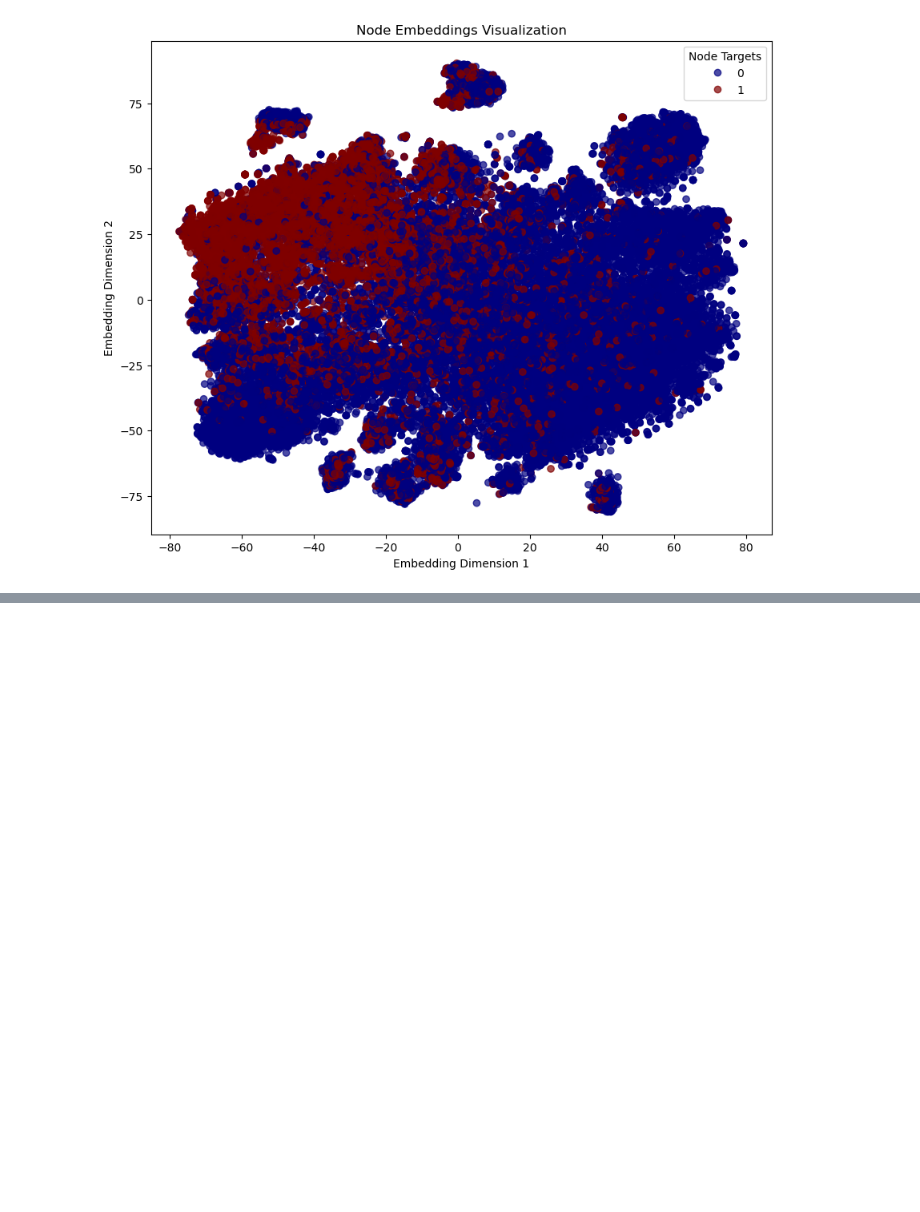
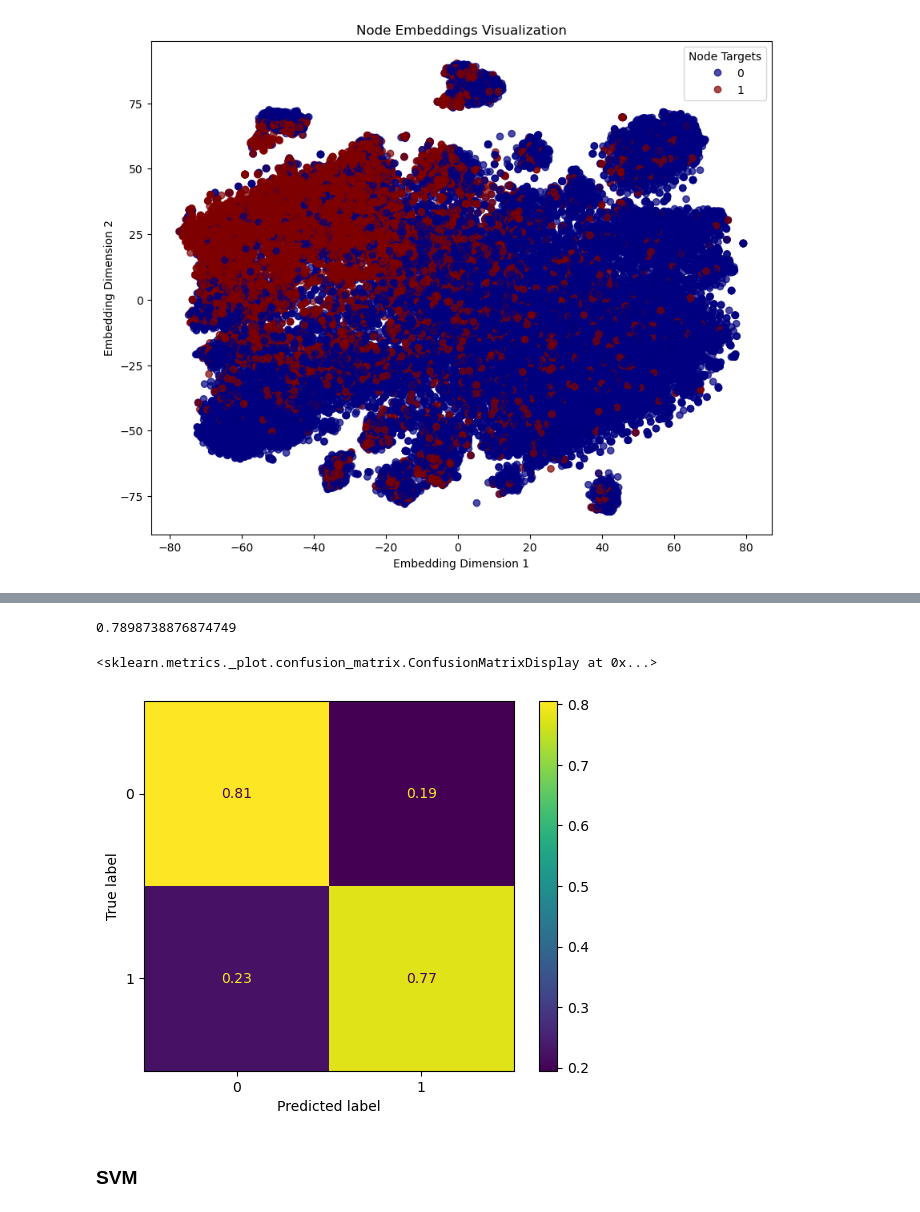
Before and after one commit to jbaezarh/Relational-ML, a Jupyter notebook: notebooks/3_ml_node2vect.ipynb, the cells around one changed output, grey strips where cells are left out. Saved outputs shown, nothing was run; the diff lists cells and outputs as text; code cells hidden in the pictures; blank space fills up the shorter version.

```diff
--- a/notebooks/3_ml_node2vect.ipynb
+++ b/notebooks/3_ml_node2vect.ipynb
@@ -88,0 +248,22 @@ np.savetxt("../data/processed/y_node2vect.csv",y,delimiter=",")
+# %%
+from sklearn.linear_model import LogisticRegression
+
+lr = LogisticRegression(penalty="elasticnet", solver="saga",random_state=0) # saga is an stochastic optimizer
+
+# Define the pipeline
+pipeline = Pipeline([
+    ('scaler', StandardScaler()),    # Step 1: Scaling
+    ('resampler', None),          # Step 2: Placeholder for resampling
+    ('model', lr)  # Step 3: Logistic Regression
+])
+
+# Define parameter grid with different resamplers
+param_grid = {
+    'resampler': [None, ADASYN(random_state=0), NearMiss(version=1), SMOTETomek(random_state=0)],  # Resampling methods
+    'model__C':  [0.1,0.5,1,5,10], # Inverse of regularization stregth, smaller values more regu
+    'model__l1_ratio':  [0,0.5,1]
+}
+
+# Create GridSearchCV
+grid = GridSearchCV(pipeline, param_grid, cv=5, scoring='balanced_accuracy', verbose=1, n_jobs=-1)
+grid.fit(X_train, y_train)
@@ -88,0 +287,14 @@ np.savetxt("../data/processed/y_node2vect.csv",y,delimiter=",")
+# %%
+y_pred = grid.predict(X_test)
+
+print(balanced_accuracy_score(y_true=y_test,y_pred=y_pred))
+confu_mat = confusion_matrix(y_true= y_test,y_pred=y_pred, normalize="true") # Se muestra el recall en cada clase
+
+disp = ConfusionMatrixDisplay(confu_mat)
+disp.plot()
+# %% [output]
+0.7898738876874749
+<sklearn.metrics._plot.confusion_matrix.ConfusionMatrixDisplay at 0x...>
+[figure, added]
+# %% [markdown]
+### SVM
```
Also changed, not shown: parts of 21 cells of this notebook, 4 other files.
